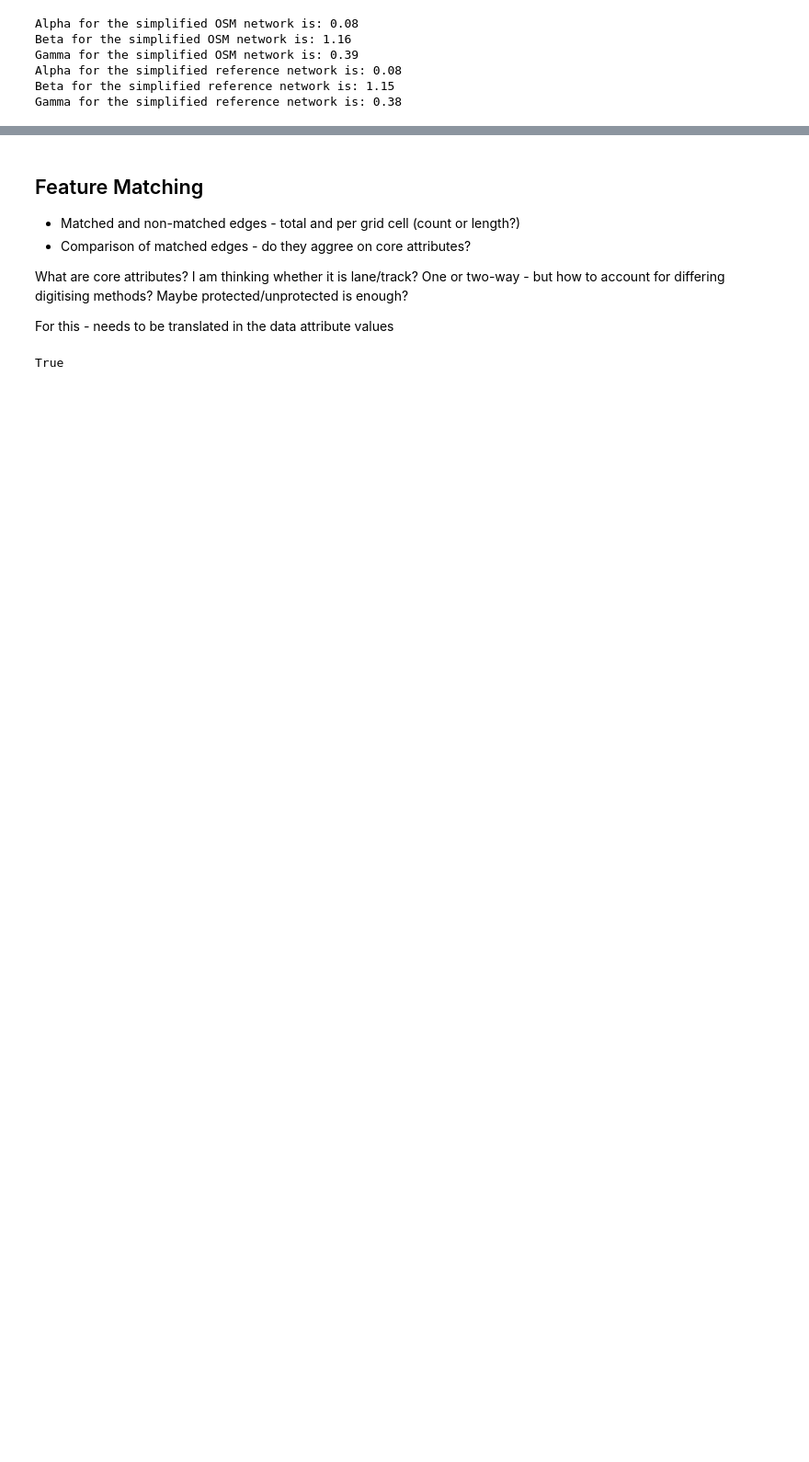
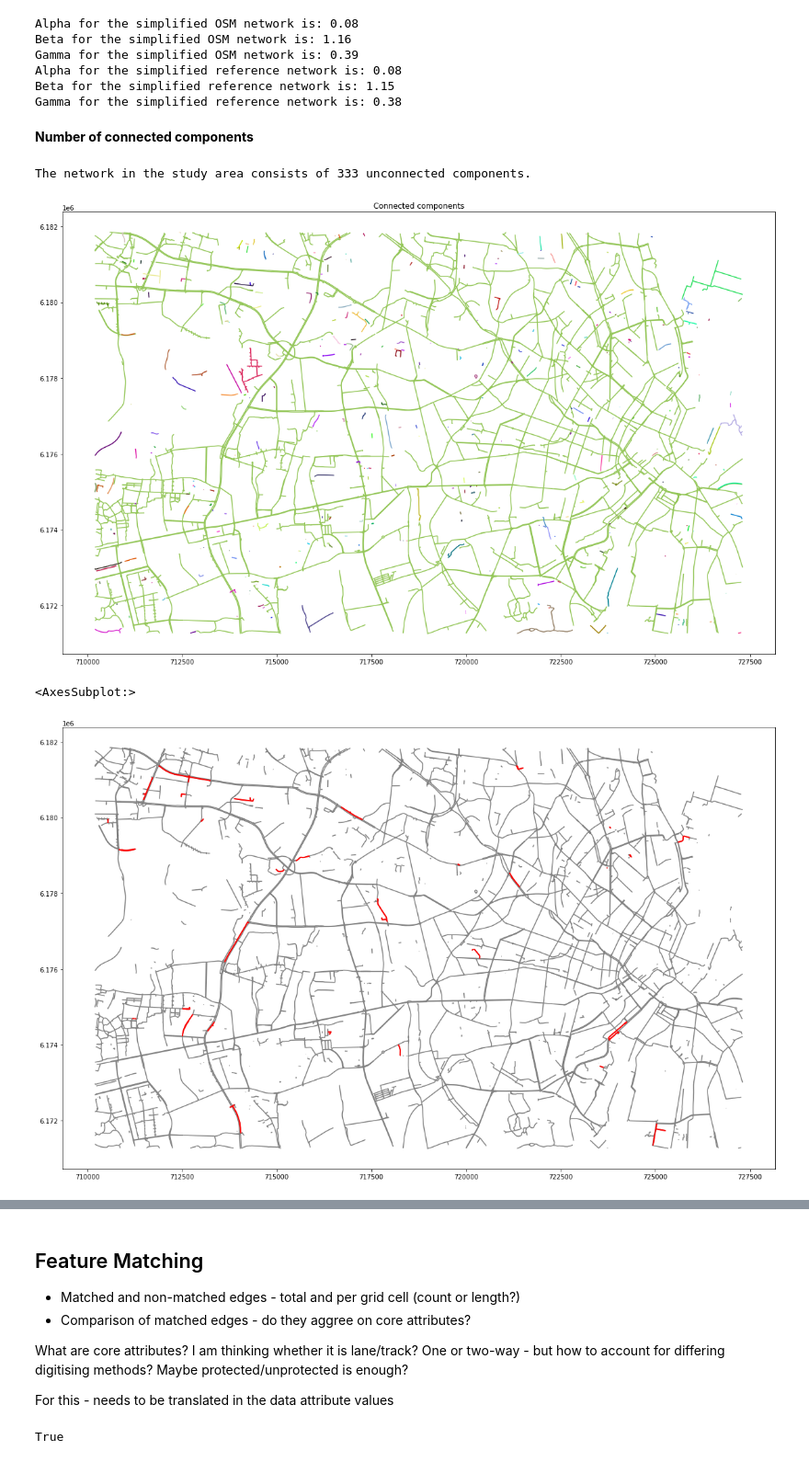
Before and after one commit to anerv/cycling_data_quality, a Jupyter notebook: scripts/extrinsinc_analysis.ipynb, the cells around one changed output, grey strips where cells are left out. Shown at 92% size. Saved outputs shown, nothing was run; the diff lists cells and outputs as text; code cells hidden in the pictures; blank space fills up the shorter version.

```diff
--- a/scripts/extrinsinc_analysis.ipynb
+++ b/scripts/extrinsinc_analysis.ipynb
@@ -255,18 +339,23 @@ grid.plot(column='node_density', legend=True)
+# %% [markdown]
+**Number of connected components**
 # %%
-# TODO: Compare number of connected components
-
 # TODO: Compare plots of unconnected issues!
 
-components = ef.return_components(osm_simplified_graph)
-print(f'The network in the study area consists of {len(components)} unconnected components.')
+osm_components = ef.return_components(osm_simplified_graph)
+print(f'The network in the study area consists of {len(osm_components)} unconnected components.')
 
-components_plot = ef.plot_components(components)
+components_plot = ef.plot_components(osm_components)
 
-issues, component_edges = ef.find_adjacent_components(components=components, buffer_dist=10, crs=study_crs)
+issues, component_edges = ef.find_adjacent_components(components=osm_components, buffer_dist=10, crs=study_crs)
 
 fig, ax = plt.subplots(figsize=(20,20))
 
-simplified_edges.plot(ax=ax, color='grey')
+osm_simplified_edges.plot(ax=ax, color='grey')
 issues.plot(ax=ax, color='red', linewidth=2)
 
-# TODO: Fix plot - plot with uconnected components as well
+# TODO: Fix plot - plot with unconnected components as well
+# %% [output]
+The network in the study area consists of 333 unconnected components.
+[figure, added]
+<AxesSubplot:>
+[figure, added]
```
Also changed, not shown: parts of 21 cells of this notebook, 2 other files.
